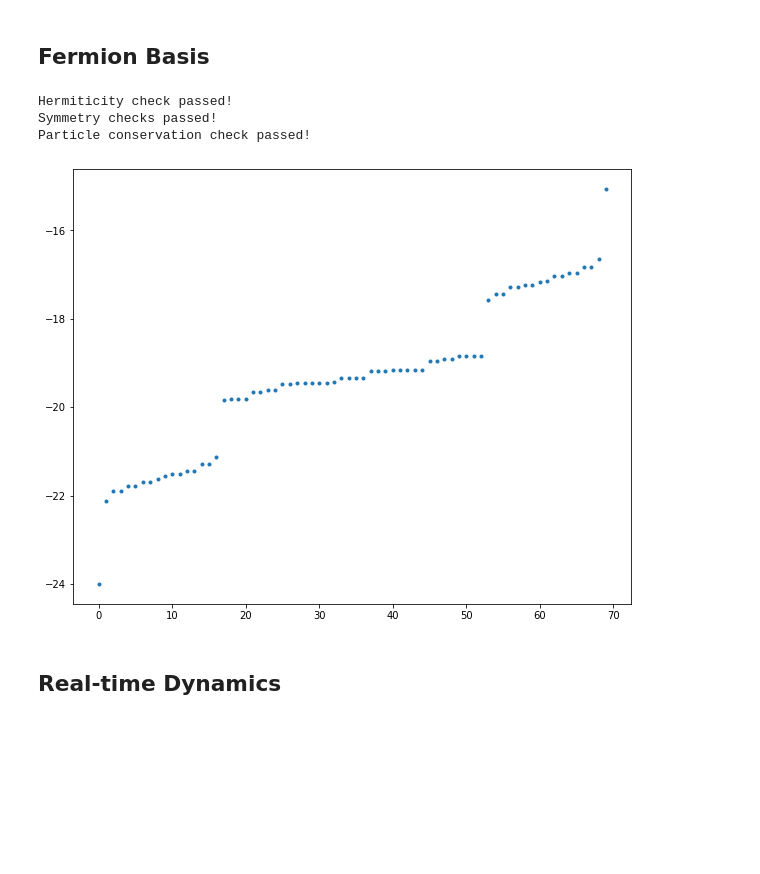
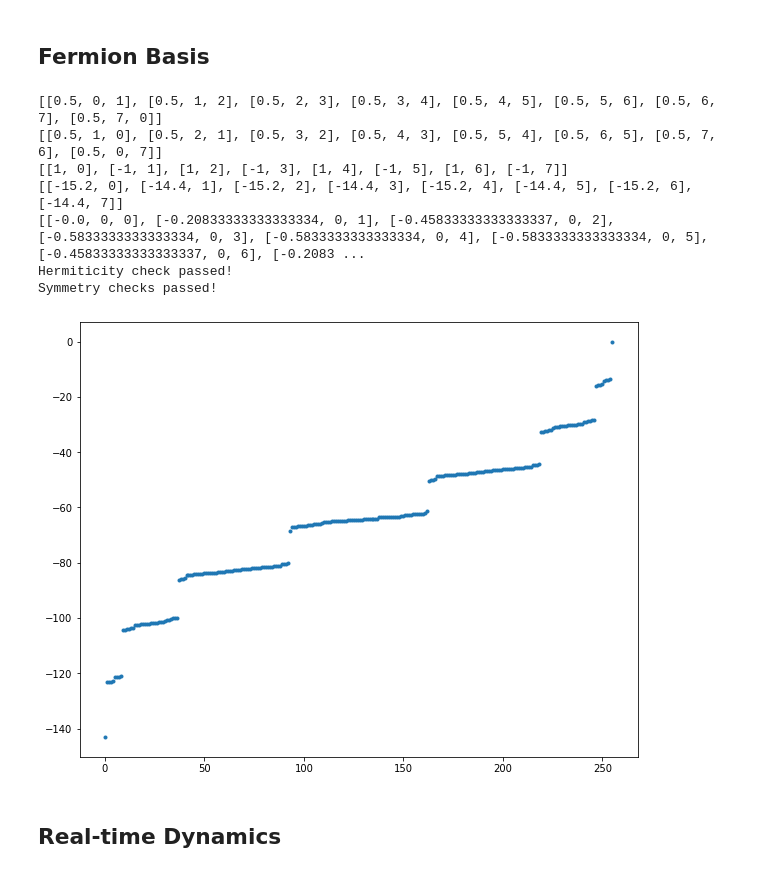
Before and after one commit to jacarolan/QuSpinLatticeFermions, a Jupyter notebook: U1 Fermion Theory.ipynb, the cells around one changed output. Saved outputs shown, nothing was run; the diff lists cells and outputs as text; code cells hidden in the pictures; blank space fills up the shorter version.

```diff
--- a/U1 Fermion Theory.ipynb
+++ b/U1 Fermion Theory.ipynb
@@ -16,11 +16,11 @@ plt.rcParams['figure.figsize'] = [10, 8]
 N = 8
 N_filled = N // 2
 t = -0.5
-g = -0.6
+g = 0.5
 m = 1
 PBC = True
 
-T = 8
+T = 4
 dt = 0.1
 # %%
 def stringbox(lst, caption):
@@ -44,8 +44,8 @@ def E_squared(n, g_in, E_neg1):
             d_coupling += [[d_coeff, i, i, j, j]]
     return [["+-", s_coupling], ["+-+-", d_coupling]]
 
-def shortest_path(n_in, m_in, N_in):
-    return np.min([np.abs(n_in - m_in), N_in - np.abs(n_in - m_in)])
+def shortest_path(n_in, l_in, N_in):
+    return np.min([np.abs(n_in - l_in), N_in - np.abs(n_in - l_in)])
 
 def coupling(distance, N_in):
     if distance < 2:
@@ -66,10 +66,13 @@ def U1fermionH(g_in, t_in, m_in, N_in, N_filled_in, PBC_in, E_neg1=0, Hbasis=fer
     hop_coupling_dag = [[-t_in, (i+1) % N_in, i] for i in range(L)]
     static_terms += [["+-", hop_coupling]]
     static_terms += [["+-", hop_coupling_dag]]
+    print(hop_coupling)
+    print(hop_coupling_dag)
 
     ### Mass term
-    mass_coupling = [[m_in * (-1) ** i, i, i] for i in range(N)]
-    static_terms += [["+-", mass_coupling]]
+    mass_coupling = [[m_in * (-1) ** i, i] for i in range(N)]
+    static_terms += [["z", mass_coupling]]
+    print(mass_coupling)
 
     ### E-field term
     if PBC:
@@ -79,7 +82,7 @@ def U1fermionH(g_in, t_in, m_in, N_in, N_filled_in, PBC_in, E_neg1=0, Hbasis=fer
                 E_longrange_general[n,k] = coupling(shortest_path(n, k, N_in), N_in)
         E_longrange_general = -0.25 * (N_in - 3) / (N_in - 2) * E_longrange_general
 
-        E_longrange = [[-0.5 * g_in * E_longrange_general[i,j],i,j] for i in range(N_in) for j in range(N_in)] # from gauss' law
+        E_longrange = [[-2 * g_in * E_longrange_general[i,j],i,j] for i in range(N_in) for j in range(N_in)] # from gauss' law
 
         E_onsite_general = np.zeros(N_in)
         for n in range(N_in):
@@ -87,7 +90,9 @@ def U1fermionH(g_in, t_in, m_in, N_in, N_filled_in, PBC_in, E_neg1=0, Hbasis=fer
                 if (m%2==1):
                     E_onsite_general[n] += coupling(shortest_path(n, m, N_in), N_in) + coupling(shortest_path(m, n, N_in), N_in)
 
-        E_onsite = [[0.5 * g_in * E_onsite_general[i],i] for i in range(N)]
+        E_onsite = [[2 * g_in * E_onsite_general[i],i] for i in range(N)]
+        print(E_onsite)
+        print(E_longrange)
         static_terms += [["nn",E_longrange],["n",E_onsite]]
     else:
         for i in range(L):
@@ -96,15 +101,19 @@ def U1fermionH(g_in, t_in, m_in, N_in, N_filled_in, PBC_in, E_neg1=0, Hbasis=fer
     return hamiltonian(static_terms, dynamic_terms, basis=Hbasis, dtype=np.float64)
 # %%
 ### Plotting spectrum
-H = U1fermionH(g, t, m, N, N_filled, PBC)
+H = U1fermionH(g, t, m, N, N_filled, PBC, Hbasis=basis_full)
 fermion_eigvals = H.eigvalsh()
 plt.plot(fermion_eigvals, ".")
 plt.show()
 # %% [output]
+[[0.5, 0, 1], [0.5, 1, 2], [0.5, 2, 3], [0.5, 3, 4], [0.5, 4, 5], [0.5, 5, 6], [0.5, 6, 7], [0.5, 7, 0]]
+[[0.5, 1, 0], [0.5, 2, 1], [0.5, 3, 2], [0.5, 4, 3], [0.5, 5, 4], [0.5, 6, 5], [0.5, 7, 6], [0.5, 0, 7]]
+[[1, 0], [-1, 1], [1, 2], [-1, 3], [1, 4], [-1, 5], [1, 6], [-1, 7]]
+[[-15.2, 0], [-14.4, 1], [-15.2, 2], [-14.4, 3], [-15.2, 4], [-14.4, 5], [-15.2, 6], [-14.4, 7]]
+[[-0.0, 0, 0], [-0.20833333333333334, 0, 1], [-0.45833333333333337, 0, 2], [-0.5833333333333334, 0, 3], [-0.5833333333333334, 0, 4], [-0.5833333333333334, 0, 5], [-0.45833333333333337, 0, 6], [-0.2083 ...
 Hermiticity check passed!
 Symmetry checks passed!
-Particle conservation check passed!
-[figure, old version]
+[figure, new version]
 # %% [markdown]
 ## Real-time Dynamics
 # %%
```
Also changed, not shown: parts of 5 cells of this notebook, 1 other file.
